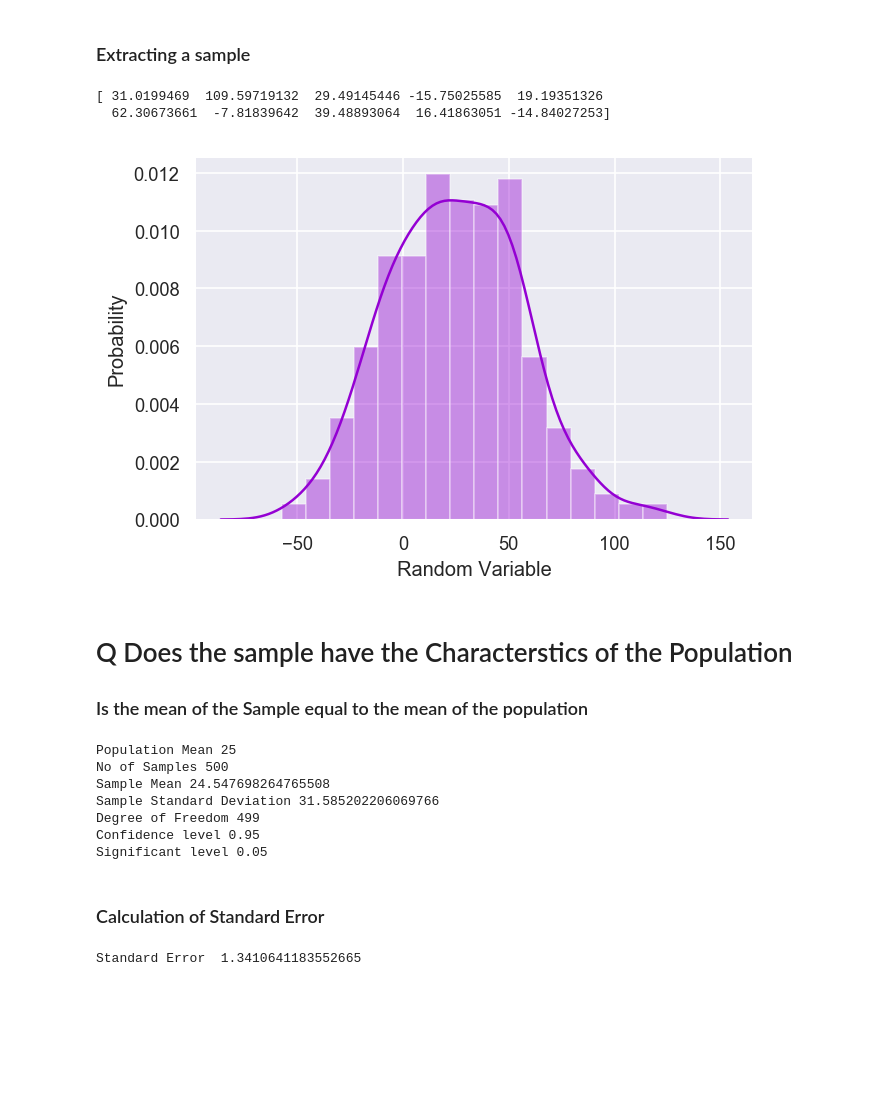
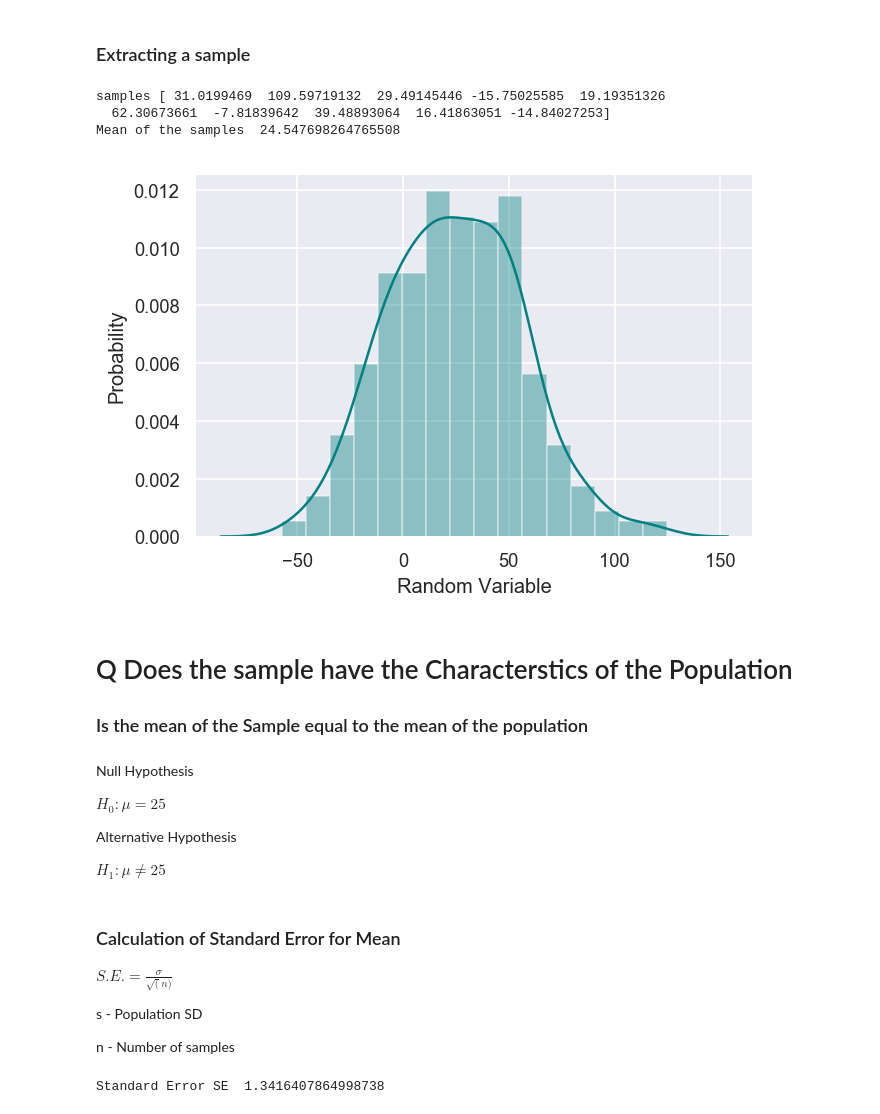
Before and after one commit to BharathC15/NielitChennai, a Jupyter notebook: python/hypothesisTesting/ztest.ipynb, the cells around one changed output. Cells and saved outputs as stored; diff of their text form; code cells hidden in the pictures; blank space fills up the shorter version.

Commit message:
Hypothesis testing 06-04-2020

```diff
--- a/python/hypothesisTesting/ztest.ipynb
+++ b/python/hypothesisTesting/ztest.ipynb
@@ -30,46 +30,41 @@ print(pop[:10])
 sample_size=500
 np.random.seed(123)
 sample=np.random.choice(pop,size=sample_size)
-print(sample[:10])
+print("samples",sample[:10])
+sample_mean=np.mean(sample)
+print("Mean of the samples ",sample_mean)
 # %% [output]
-[ 31.0199469  109.59719132  29.49145446 -15.75025585  19.19351326
+samples [ 31.0199469  109.59719132  29.49145446 -15.75025585  19.19351326
   62.30673661  -7.81839642  39.48893064  16.41863051 -14.84027253]
+Mean of the samples  24.547698264765508
 # %%
 plt.figure(dpi=120)
-sns.distplot(sample, color='darkviolet')
+sns.distplot(sample, color='teal')
 plt.xlabel("Random Variable")
 plt.ylabel("Probability");
 # %% [output]
-[figure, old version]
+[figure, new version]
 # %% [markdown]
 # Q Does the sample have the Characterstics of the Population
 ### Is the mean of the Sample equal to the mean of the population
-# %%
-sample_mean=np.mean(sample)
-sample_std=np.std(sample,ddof=1)
-n=len(sample)
-dof=n-1
-cl=0.95
-significant=0.05
-print("Population Mean",pop_mean)
-print("No of Samples",n)
-print("Sample Mean",sample_mean)
-print("Sample Standard Deviation",sample_std)
-print("Degree of Freedom",dof)
-print("Confidence level",cl)
-print("Significant level",significant)
-# %% [output]
-Population Mean 25
-No of Samples 500
-Sample Mean 24.547698264765508
-Sample Standard Deviation 31.585202206069766
-Degree of Freedom 499
-Confidence level 0.95
-Significant level 0.05
-# %% [markdown]
-### Calculation of Standard Error
+# %% [markdown]
+Null Hypothesis
+
+$ H_0 : \mu = 25 $
+
+Alternative Hypothesis
+
+$ H_1 :\mu \neq 25$
+# %% [markdown]
+### Calculation of Standard Error for Mean
+
+$ S.E.=\frac{\sigma}{\sqrt(n)} $
+
+s - Population SD
+
+n - Number of samples
 # %%
-SE = np.std(pop)/ np.sqrt(n)
-print("Standard Error ",SE)
+SE = pop_std/np.sqrt(sample_size)
+print("Standard Error SE ",SE)
 # %% [output]
-Standard Error  1.3410641183552665
+Standard Error SE  1.3416407864998738
```
Also changed, not shown: parts of 23 cells of this notebook, 5 other files.
